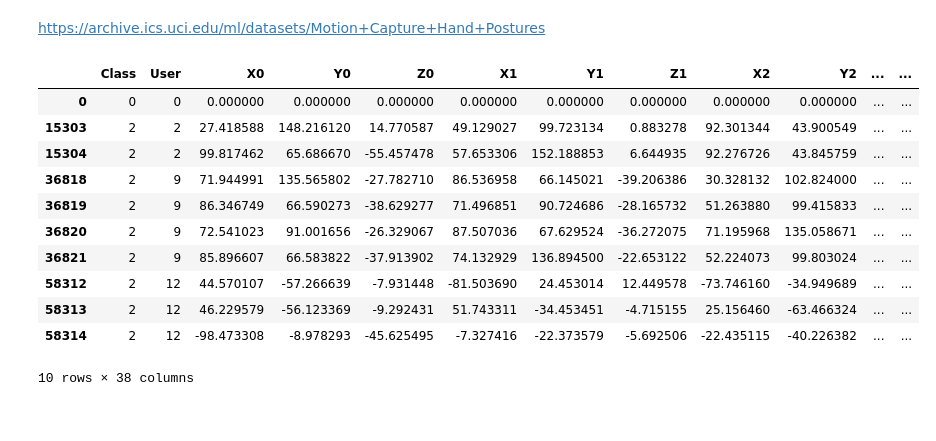
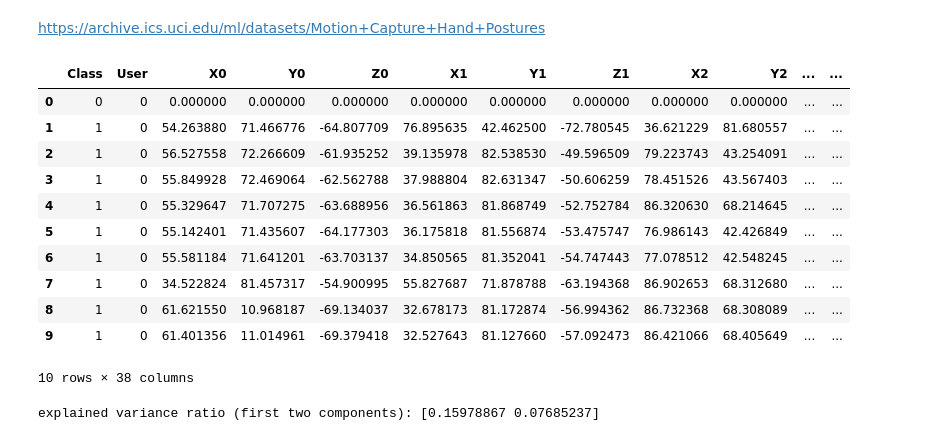
Before and after one commit to lisaong/mldds-courseware, a Jupyter notebook: 02_BasicMLAlgorithms/dimensionality.ipynb, the cells around one changed output. Cells and saved outputs as stored; diff of their text form; code cells hidden in the pictures.

```diff
--- a/02_BasicMLAlgorithms/dimensionality.ipynb
+++ b/02_BasicMLAlgorithms/dimensionality.ipynb
@@ -49,19 +49,19 @@ https://archive.ics.uci.edu/ml/datasets/Motion+Capture+Hand+Postures
 # %%
 import pandas as pd
 
 df = pd.read_csv('C:/Users/issohl/Downloads/Postures/Postures.csv')
-df = df.apply(pd.to_numeric, errors='coerce').dropna()
+df = df.apply(pd.to_numeric, errors='coerce')
 df.head(10)
 # %% [output]
 |  | Class | User | X0 | Y0 | Z0 | X1 | Y1 | Z1 | X2 | Y2 | ... | ... |
 | 0 | 0 | 0 | 0.000000 | 0.000000 | 0.000000 | 0.000000 | 0.000000 | 0.000000 | 0.000000 | 0.000000 | ... | ... |
-| 15303 | 2 | 2 | 27.418588 | 148.216120 | 14.770587 | 49.129027 | 99.723134 | 0.883278 | 92.301344 | 43.900549 | ... | ... |
-| 15304 | 2 | 2 | 99.817462 | 65.686670 | -55.457478 | 57.653306 | 152.188853 | 6.644935 | 92.276726 | 43.845759 | ... | ... |
-| 36818 | 2 | 9 | 71.944991 | 135.565802 | -27.782710 | 86.536958 | 66.145021 | -39.206386 | 30.328132 | 102.824000 | ... | ... |
-| 36819 | 2 | 9 | 86.346749 | 66.590273 | -38.629277 | 71.496851 | 90.724686 | -28.165732 | 51.263880 | 99.415833 | ... | ... |
-| 36820 | 2 | 9 | 72.541023 | 91.001656 | -26.329067 | 87.507036 | 67.629524 | -36.272075 | 71.195968 | 135.058671 | ... | ... |
-| 36821 | 2 | 9 | 85.896607 | 66.583822 | -37.913902 | 74.132929 | 136.894500 | -22.653122 | 52.224073 | 99.803024 | ... | ... |
-| 58312 | 2 | 12 | 44.570107 | -57.266639 | -7.931448 | -81.503690 | 24.453014 | 12.449578 | -73.746160 | -34.949689 | ... | ... |
-| 58313 | 2 | 12 | 46.229579 | -56.123369 | -9.292431 | 51.743311 | -34.453451 | -4.715155 | 25.156460 | -63.466324 | ... | ... |
-| 58314 | 2 | 12 | -98.473308 | -8.978293 | -45.625495 | -7.327416 | -22.373579 | -5.692506 | -22.435115 | -40.226382 | ... | ... |
+| 1 | 1 | 0 | 54.263880 | 71.466776 | -64.807709 | 76.895635 | 42.462500 | -72.780545 | 36.621229 | 81.680557 | ... | ... |
+| 2 | 1 | 0 | 56.527558 | 72.266609 | -61.935252 | 39.135978 | 82.538530 | -49.596509 | 79.223743 | 43.254091 | ... | ... |
+| 3 | 1 | 0 | 55.849928 | 72.469064 | -62.562788 | 37.988804 | 82.631347 | -50.606259 | 78.451526 | 43.567403 | ... | ... |
+| 4 | 1 | 0 | 55.329647 | 71.707275 | -63.688956 | 36.561863 | 81.868749 | -52.752784 | 86.320630 | 68.214645 | ... | ... |
+| 5 | 1 | 0 | 55.142401 | 71.435607 | -64.177303 | 36.175818 | 81.556874 | -53.475747 | 76.986143 | 42.426849 | ... | ... |
+| 6 | 1 | 0 | 55.581184 | 71.641201 | -63.703137 | 34.850565 | 81.352041 | -54.747443 | 77.078512 | 42.548245 | ... | ... |
+| 7 | 1 | 0 | 34.522824 | 81.457317 | -54.900995 | 55.827687 | 71.878788 | -63.194368 | 86.902653 | 68.312680 | ... | ... |
+| 8 | 1 | 0 | 61.621550 | 10.968187 | -69.134037 | 32.678173 | 81.172874 | -56.994362 | 86.732368 | 68.308089 | ... | ... |
+| 9 | 1 | 0 | 61.401356 | 11.014961 | -69.379418 | 32.527643 | 81.127660 | -57.092473 | 86.421066 | 68.405649 | ... | ... |
 10 rows × 38 columns
@@ -67,0 +95,6 @@ df.head(10)
+# %%
+# Percentage of variance explained for each components
+print('explained variance ratio (first two components): %s'
+      % str(pca.explained_variance_ratio_))
+# %% [output]
+explained variance ratio (first two components): [0.15978867 0.07685237]
```
Also changed, not shown: parts of 4 cells of this notebook.
